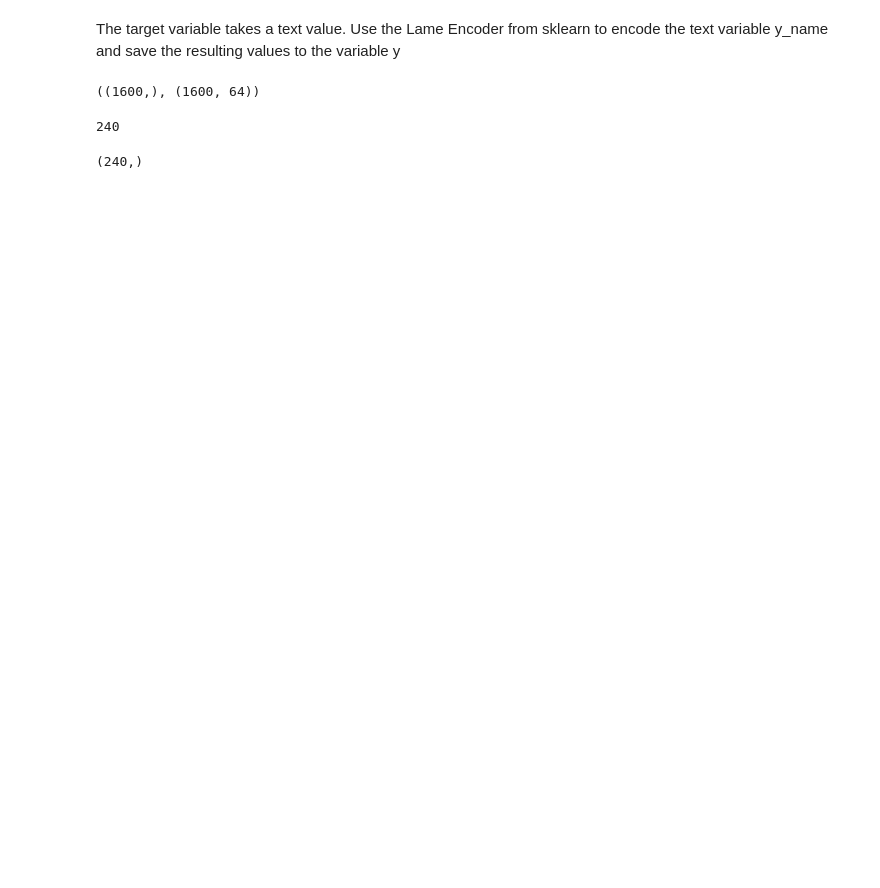
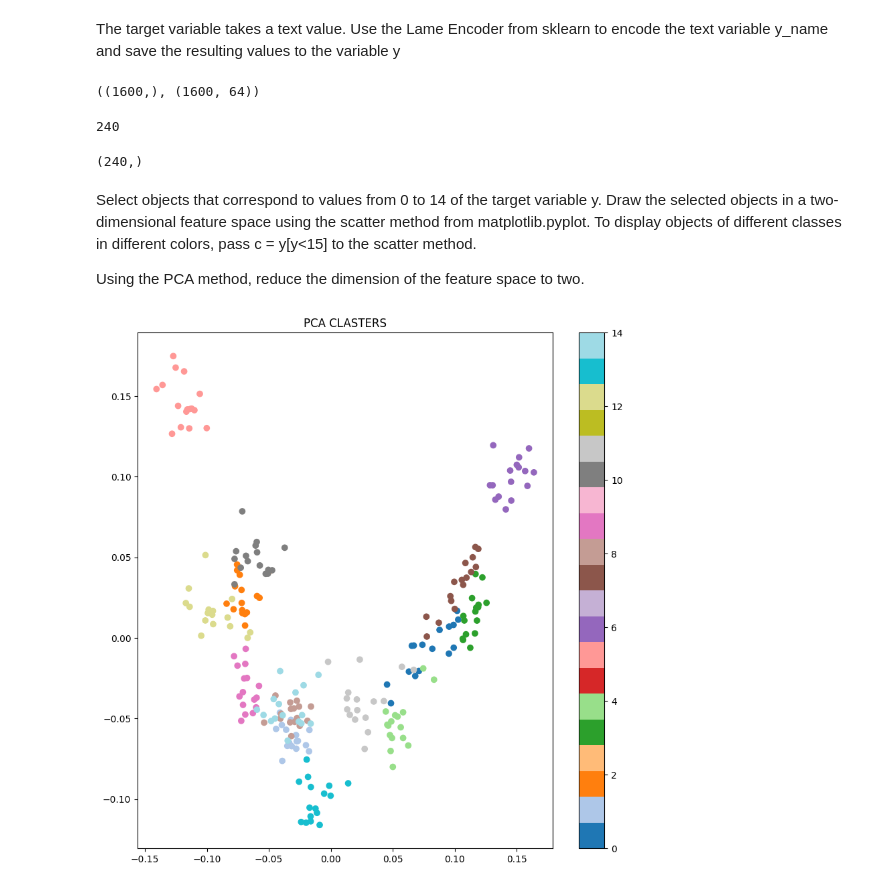
Before and after one commit to SergeyHSE/UnsupervisedLearning.github.io, a Jupyter notebook: UnsupervisedLearning.ipynb, the cells around one changed output. Drawn from its saved outputs; the diff is of its cells as text; code cells hidden in the pictures; blank space fills up the shorter version.

```diff
--- a/UnsupervisedLearning.ipynb
+++ b/UnsupervisedLearning.ipynb
@@ -57,3 +57,20 @@ y = y[:240]
 y.shape
 # %% [output]
 (240,)
+# %% [markdown]
+Select objects that correspond to values from 0 to 14 of the target variable y. Draw the selected objects in a two-dimensional feature space using the scatter method from matplotlib.pyplot. To display objects of different classes in different colors, pass c = y[y<15] to the scatter method.
+
+Using the PCA method, reduce the dimension of the feature space to two.
+# %%
+from sklearn.decomposition import PCA
+
+pca = PCA(n_components=2, random_state=0)
+pca_fit = pca.fit_transform(X)
+
+plt.figure(figsize=(10, 10), dpi=100)
+plt.scatter(pca_fit[:, 0], pca_fit[:, 1], c=y[y<15], cmap='tab20')
+plt.colorbar()
+plt.title('PCA CLASTERS')
+plt.show()
+# %% [output]
+[figure, added]
```
